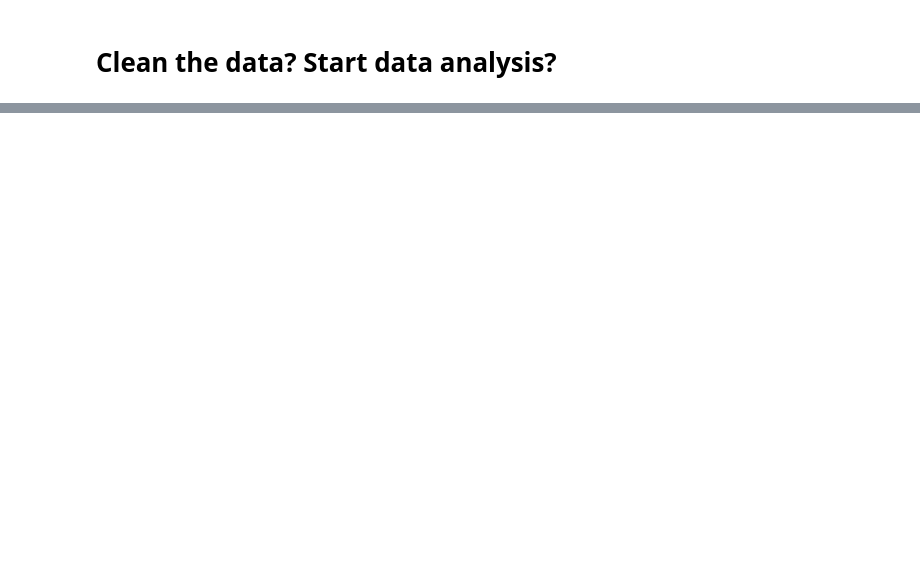
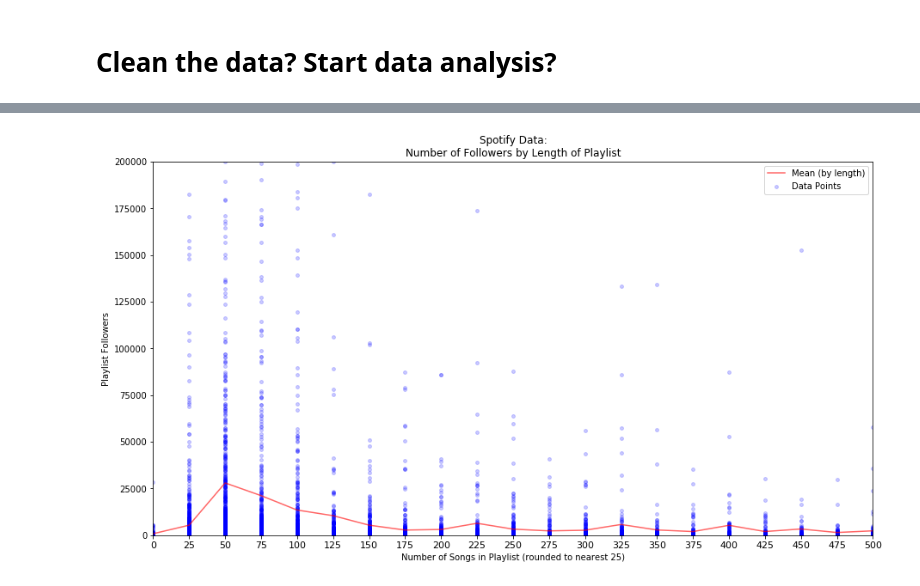
Before and after one commit to dhnightingale/spotify-cs109, a Jupyter notebook: Spotify Data Analysis.ipynb, the cells around one changed output, grey strips where cells are left out. Drawn from its saved outputs; the diff is of its cells as text; code cells hidden in the pictures; blank space fills up the shorter version.

Commit message:
Starting data analysis

```diff
--- a/Spotify Data Analysis.ipynb
+++ b/Spotify Data Analysis.ipynb
@@ -145,0 +157,4 @@ dtype: float64
+# %%
+# create var for the number of tracks that we have for each playlist in our data
+number_tracks_data = pd.DataFrame({'num_tracks' : spotify_data.groupby("pl_id").size()}).reset_index()
+spotify_data = spotify_data.merge(number_tracks_data, left_on=["pl_id"], right_on=["pl_id"], how='left')
@@ -145,0 +171,7 @@ dtype: float64
+# %%
+# drop the small percent (1.8% of observations) where the number of songs do not match the playlist length
+# (these are the ones where we are missing some of the tracks in the playlist)
+spotify_data_cleaned = spotify_data.loc[spotify_data.pl_length == spotify_data.num_tracks]
+
+# no longer need num_tracks variable (same as pl_length variable)
+del spotify_data_cleaned['num_tracks']
@@ -145,0 +192,8 @@ dtype: float64
+# %%
+# try collapsing by playlist for a number of different variables
+playlist_data = spotify_data_cleaned.groupby('pl_id', as_index=False).mean()
+# %%
+# rename all of the variables that are averages
+playlist_data.columns = [str(col) + '_avg' for col in playlist_data.columns]
+playlist_data.rename(index=str, columns={"pl_id_avg": "pl_id", \
+                            "followers_avg": "followers", "pl_length_avg" : "pl_length"}, inplace=True)
@@ -145,0 +210,25 @@ dtype: float64
+# %%
+# Plot a scatter plot of followers vs playlist length
+playlist_data['length'] = playlist_data['pl_length'].apply(lambda x: round(x / 25))
+length = playlist_data['length'].values
+followers = playlist_data['followers'].values
+length_mean = playlist_data.groupby('length', as_index=False)['followers'].mean()
+
+fig, ax = plt.subplots(1, figsize=(15, 8))
+
+ax.scatter(length, followers, color='blue', alpha=0.2, label='Data Points', s=15)
+ax.plot(length_mean['length'], length_mean['followers'], color='red', label='Mean (by length)', alpha=0.6)
+
+#ax.set_xticks(np.arange(0, 1, 20))
+#ax.set_yticks(np.arange(0, 200, 25))
+ax.set_xticks(np.arange(0, 21))
+ax.set_xticklabels(np.arange(0, 510, 25),fontsize=11)
+ax.set_xlim([0,20])
+ax.set_ylim([0,200000])
+ax.set_xlabel('Number of Songs in Playlist (rounded to nearest 25)')
+ax.set_ylabel('Playlist Followers')
+ax.set_title('Spotify Data:\nNumber of Followers by Length of Playlist')
+ax.legend(loc='best')
+del playlist_data['length']
+# %% [output]
+[figure, added]
```
Also changed, not shown: parts of 9 cells of this notebook.
